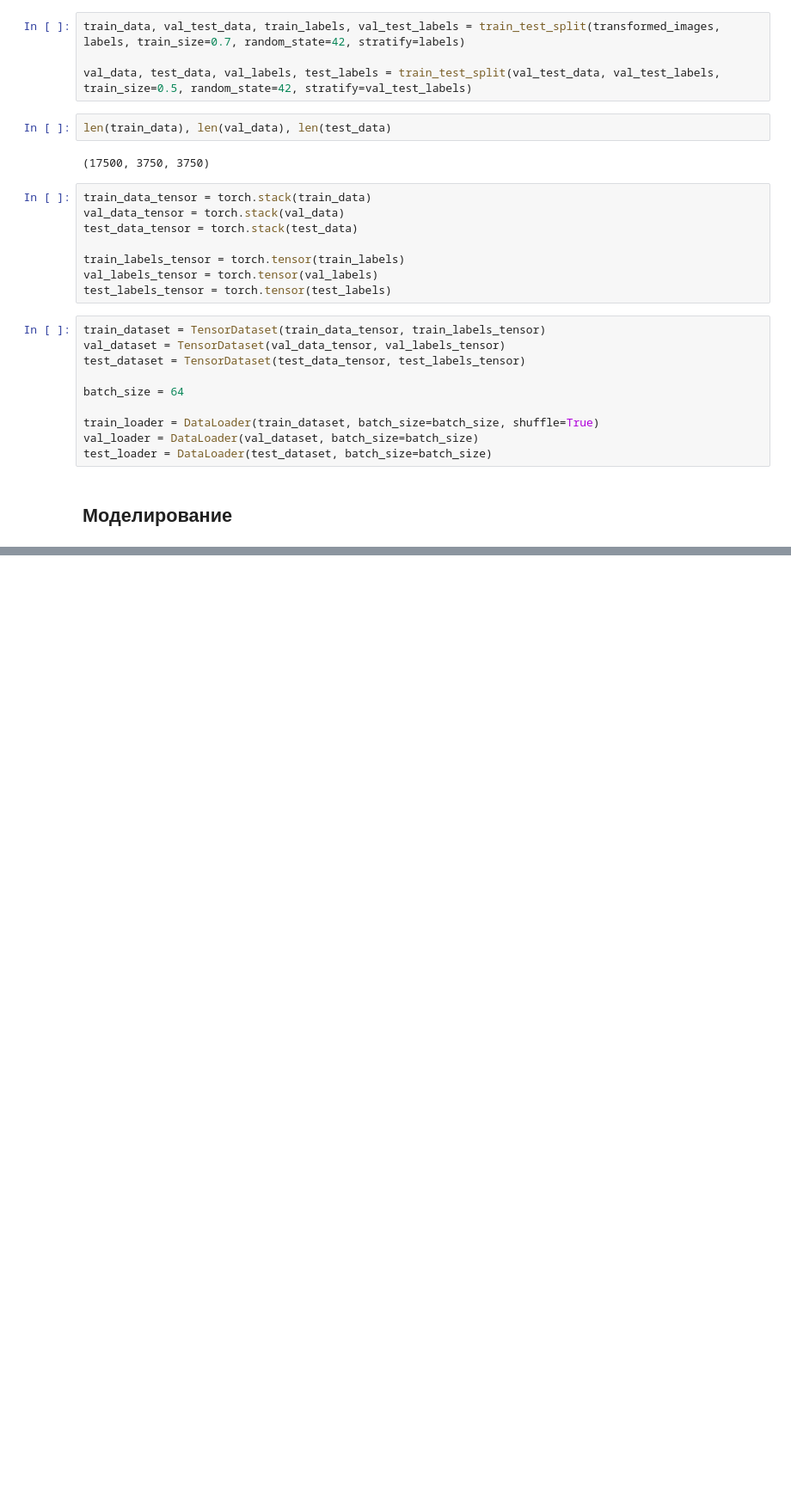
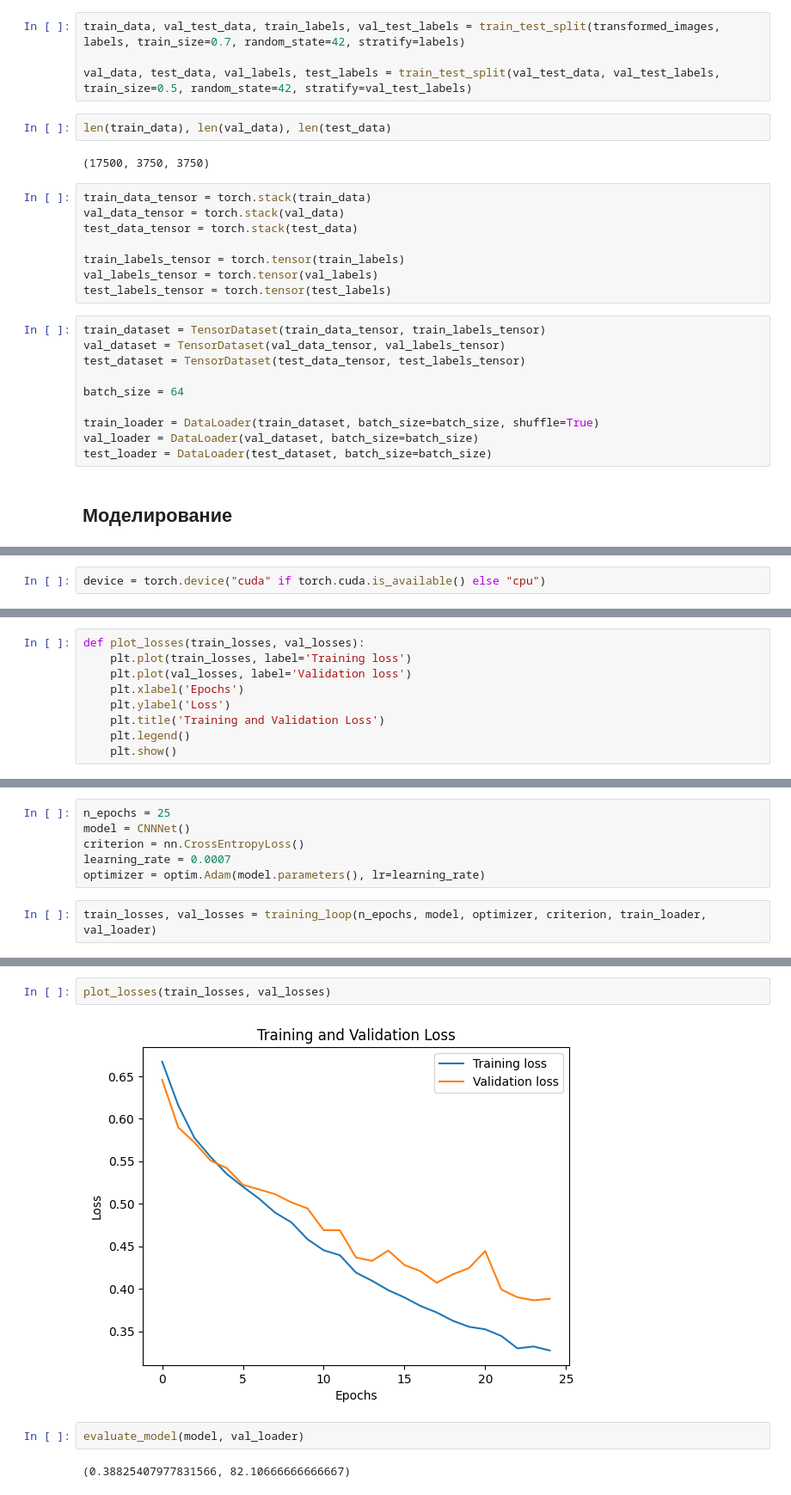
Before and after one commit to theRomansky/cat-dog-classification, a Jupyter notebook: notebooks/main_notebook.ipynb, the cells around one changed output, grey strips where cells are left out. Shown at 86% size. Saved outputs shown, nothing was run; the diff lists cells and outputs as text; blank space fills up the shorter version.

Commit message:
finished modelling

```diff
--- a/notebooks/main_notebook.ipynb
+++ b/notebooks/main_notebook.ipynb
@@ -135,0 +170,2 @@ test_loader = DataLoader(test_dataset, batch_size=batch_size)
+# %%
+device = torch.device("cuda" if torch.cuda.is_available() else "cpu")
@@ -135,0 +204,9 @@ test_loader = DataLoader(test_dataset, batch_size=batch_size)
+# %%
+def plot_losses(train_losses, val_losses):
+    plt.plot(train_losses, label='Training loss')
+    plt.plot(val_losses, label='Validation loss')
+    plt.xlabel('Epochs')
+    plt.ylabel('Loss')
+    plt.title('Training and Validation Loss')
+    plt.legend()
+    plt.show()
@@ -135,0 +235,8 @@ test_loader = DataLoader(test_dataset, batch_size=batch_size)
+# %%
+n_epochs = 25
+model = CNNNet()
+criterion = nn.CrossEntropyLoss()
+learning_rate = 0.0007
+optimizer = optim.Adam(model.parameters(), lr=learning_rate)
+# %%
+train_losses, val_losses = training_loop(n_epochs, model, optimizer, criterion, train_loader, val_loader)
@@ -135,0 +261,8 @@ test_loader = DataLoader(test_dataset, batch_size=batch_size)
+# %%
+plot_losses(train_losses, val_losses)
+# %% [output]
+[figure, added]
+# %%
+evaluate_model(model, val_loader)
+# %% [output]
+(0.38825407977831566, 82.10666666666667)
```
Also changed, not shown: parts of 20 cells of this notebook, 1 other file.
